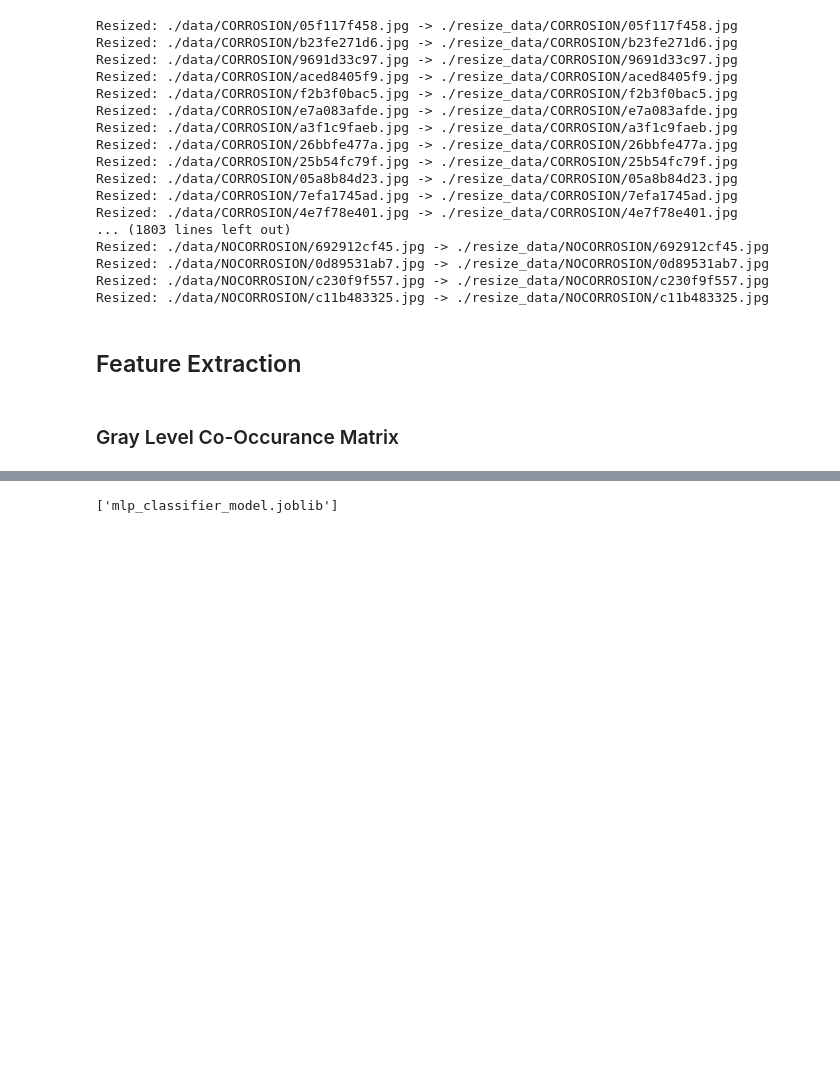
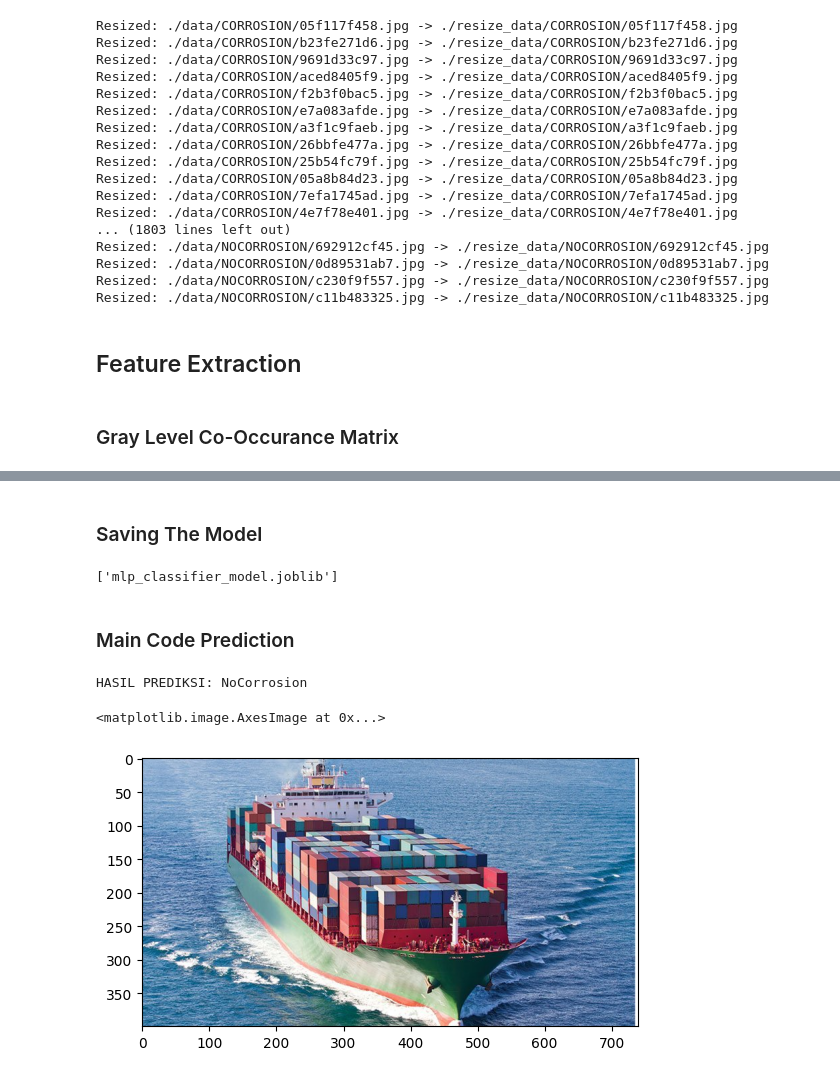
Before and after one commit to mizanulridhoaohana/Backup_Feature_Extraction, a Jupyter notebook: feature_extraction.ipynb, the cells around one changed output, grey strips where cells are left out. Drawn from its saved outputs; the diff is of its cells as text; code cells hidden in the pictures; blank space fills up the shorter version.

```diff
--- a/feature_extraction.ipynb
+++ b/feature_extraction.ipynb
@@ -214,3 +215,5 @@ weighted avg       0.75      0.74      0.74       364
+# %% [markdown]
+### Saving The Model
 # %%
 import joblib
 
@@ -224,0 +225,59 @@ loaded_mlp_classifier = joblib.load(model_filename)
+# %% [markdown]
+### Main Code Prediction
+# %%
+import joblib
+import matplotlib.pyplot as plt
+from PIL import Image, ImageOps
+import numpy as np
+
+# Load the trained MLP classifier model from a file
+model_filename = 'mlp_classifier_model.joblib'
+loaded_mlp_classifier = joblib.load(model_filename)
+
+image_path = './data/NOCORROSION/100e35cf19.jpg'
+target_size = (256, 256)
+
+image = Image.open(image_path)
+
+# Resize Image
+image_new = ImageOps.fit(image, target_size, method=0, bleed=0.0, centering=(0.5, 0.5))
+temp_image_path = './temp_resized_image.jpg'
+image_new.save(temp_image_path)
+
+# Extract GLCM Value
+features = compute_glcm_features(temp_image_path)
+
+# Initialize a new dictionary to store the transformed features
+transformed_features = {}
+
+# Define a list of angles
+angles = ['0', '45', '90', '135']
+
+# Iterate through the features and angles to create new labels
+for feature_name, feature_values in features.items():
+    for i, angle in enumerate(angles):
+        new_label = f'{feature_name}{angle}'
+        transformed_features[new_label] = feature_values[0][i]
+
+# Transform the dictionary to a 1D NumPy array
+transformed_features_array = np.array(list(transformed_features.values())).reshape(1, -1)
+
+# Make predictions using the loaded model
+predictions = loaded_mlp_classifier.predict(transformed_features_array)
+
+if predictions[0] == 0:
+    print("HASIL PREDIKSI: Corrosion")
+else:
+    print("HASIL PREDIKSI: NoCorrosion")
+
+# Close and remove the temporary image file
+image_new.close()
+if os.path.exists(temp_image_path):
+    os.remove(temp_image_path)
+
+image = plt.imread(image_path)
+plt.imshow(image)
+# %% [output]
+HASIL PREDIKSI: NoCorrosion
+<matplotlib.image.AxesImage at 0x...>
+[figure, added]
```
Also changed, not shown: parts of 5 cells of this notebook, 2 other files.
